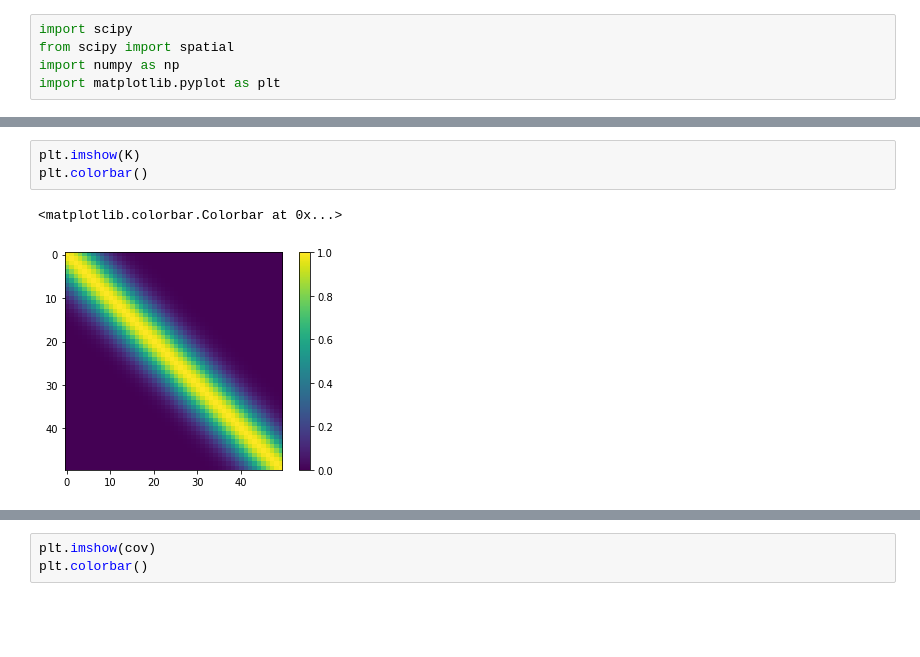
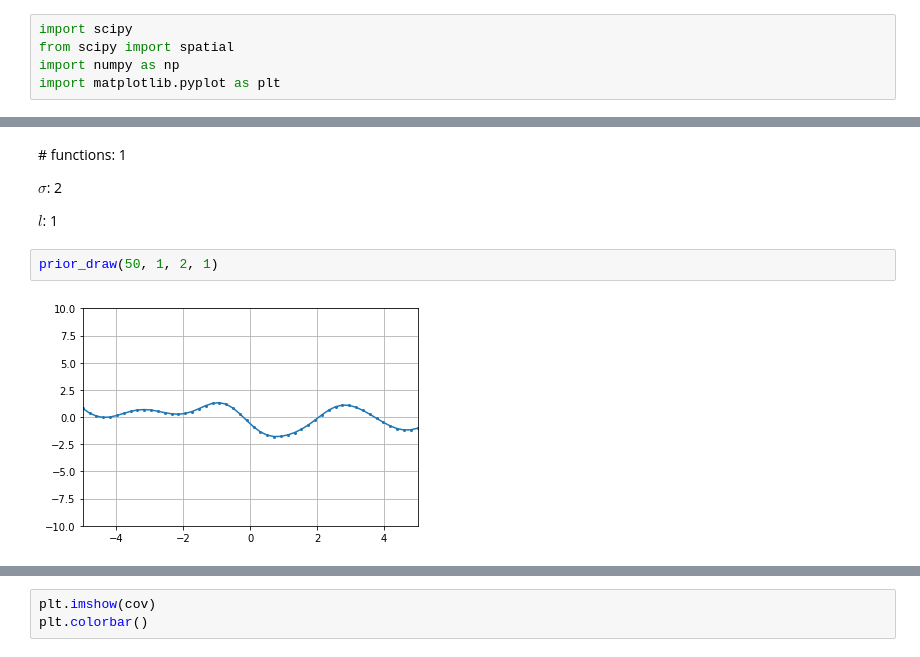
Before and after one commit to ks8/machine-learning-for-structure, a Jupyter notebook: GP.ipynb, the cells around one changed output, grey strips where cells are left out. Cells and saved outputs as stored; diff of their text form; blank space fills up the shorter version.

```diff
--- a/GP.ipynb
+++ b/GP.ipynb
@@ -18,6 +35,10 @@ for i in range(560):
-# %%
-plt.imshow(K)
-plt.colorbar()
-# %% [output]
-<matplotlib.colorbar.Colorbar at 0x...>
-[figure, removed]
+# %% [markdown]
+\# functions: 1
+
+$\sigma$: 2
+
+$l$: 1
+# %%
+prior_draw(50, 1, 2, 1)
+# %% [output]
+[figure, added]
```
Also changed, not shown: parts of 24 cells of this notebook, 1 other file.
